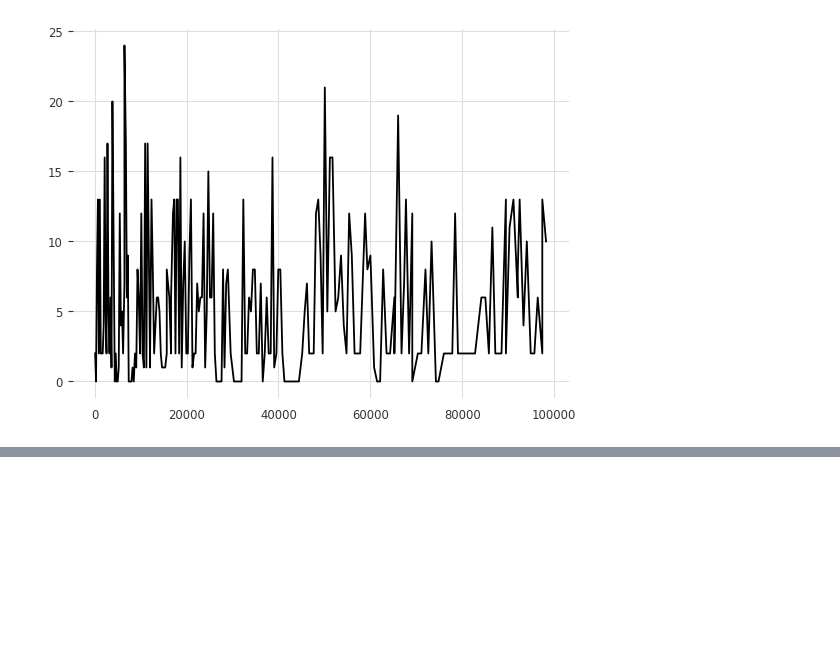
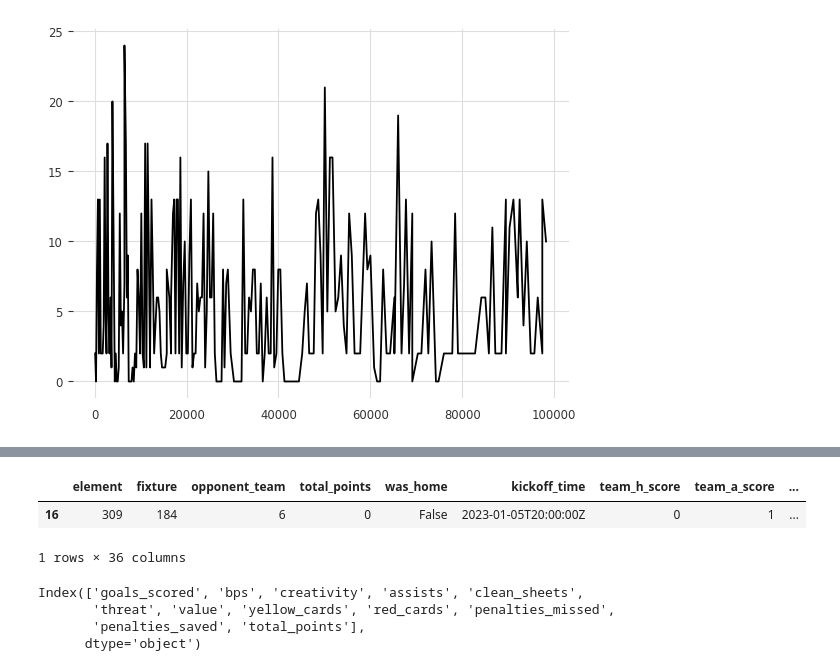
Before and after one commit to LonerRonin/fpl_project, a Jupyter notebook: data-sourcing.ipynb, the cells around one changed output, grey strips where cells are left out. Drawn from its saved outputs; the diff is of its cells as text; code cells hidden in the pictures; blank space fills up the shorter version.

```diff
--- a/data-sourcing.ipynb
+++ b/data-sourcing.ipynb
@@ -92,0 +176,7 @@ kane['total_points'].plot()
+# %%
+def get_last_gameweek(x):
+    url = f'https://fantasy.premierleague.com/api/element-summary/{x}/'
+    request = requests.get(url)
+    r_json = request.json()
+    r_json_history_df = pd.DataFrame(r_json['history'])
+    return r_json_history_df.tail(1)
@@ -92,0 +195,23 @@ kane['total_points'].plot()
+# %%
+def players_last_week(name):
+    p_id = player_id_df.loc[player_id_df['name'] == 'Harry Kane'].values[0][1]
+    return get_last_gameweek(p_id)
+# %%
+players_last_week('Mohamed Elneny')
+
+
+
+# [['goals_scored', 'bps', 'creativity', 'assists', 'clean_sheets',
+#        'threat', 'value', 'yellow_cards', 'red_cards', 'penalties_missed',
+#        'penalties_saved', 'total_points']]
+# %% [output]
+|  | element | fixture | opponent_team | total_points | was_home | kickoff_time | team_h_score | team_a_score | ... |
+| 16 | 309 | 184 | 6 | 0 | False | 2023-01-05T20:00:00Z | 0 | 1 | ... |
+1 rows × 36 columns
+# %%
+kane_agg.columns
+# %% [output]
+Index(['goals_scored', 'bps', 'creativity', 'assists', 'clean_sheets',
+       'threat', 'value', 'yellow_cards', 'red_cards', 'penalties_missed',
+       'penalties_saved', 'total_points'],
+      dtype='object')
```
Also changed, not shown: parts of 20 cells of this notebook.
